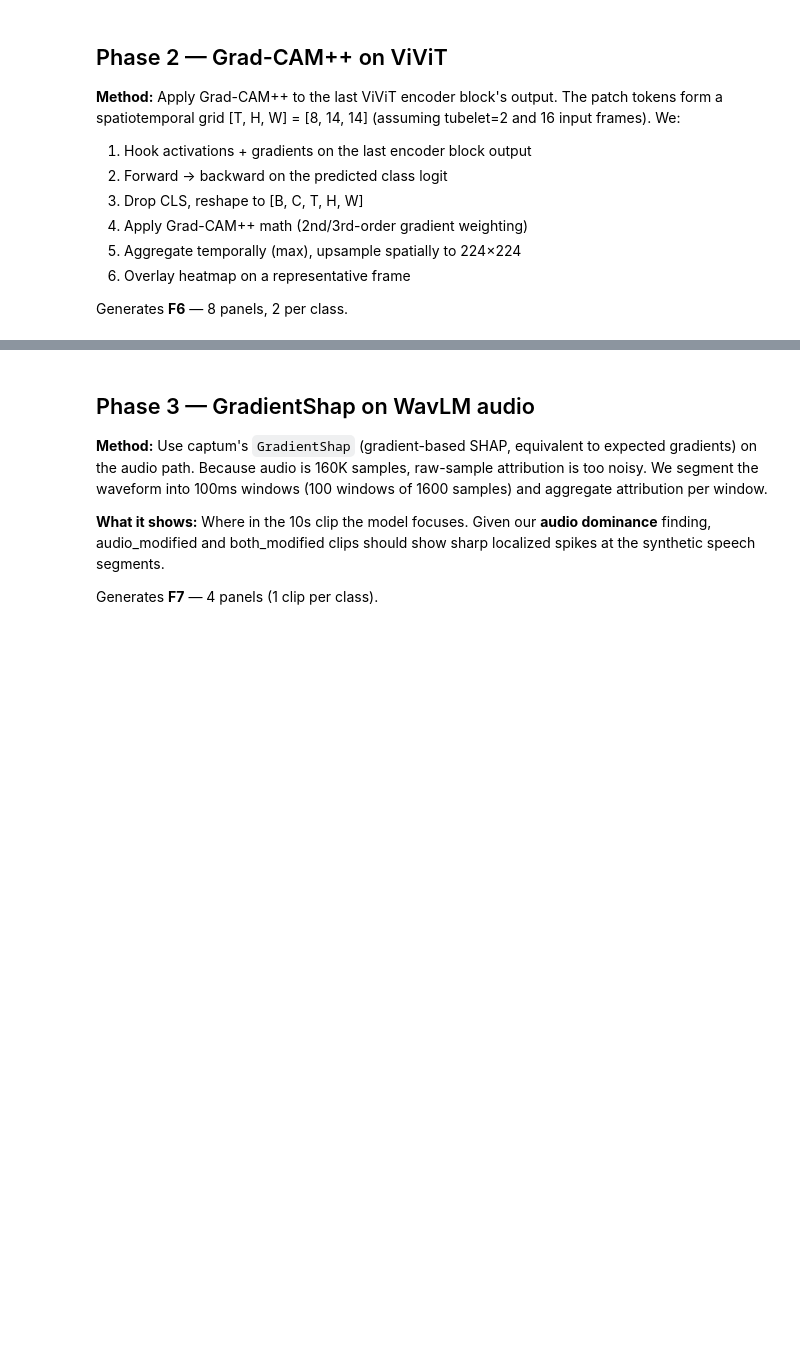
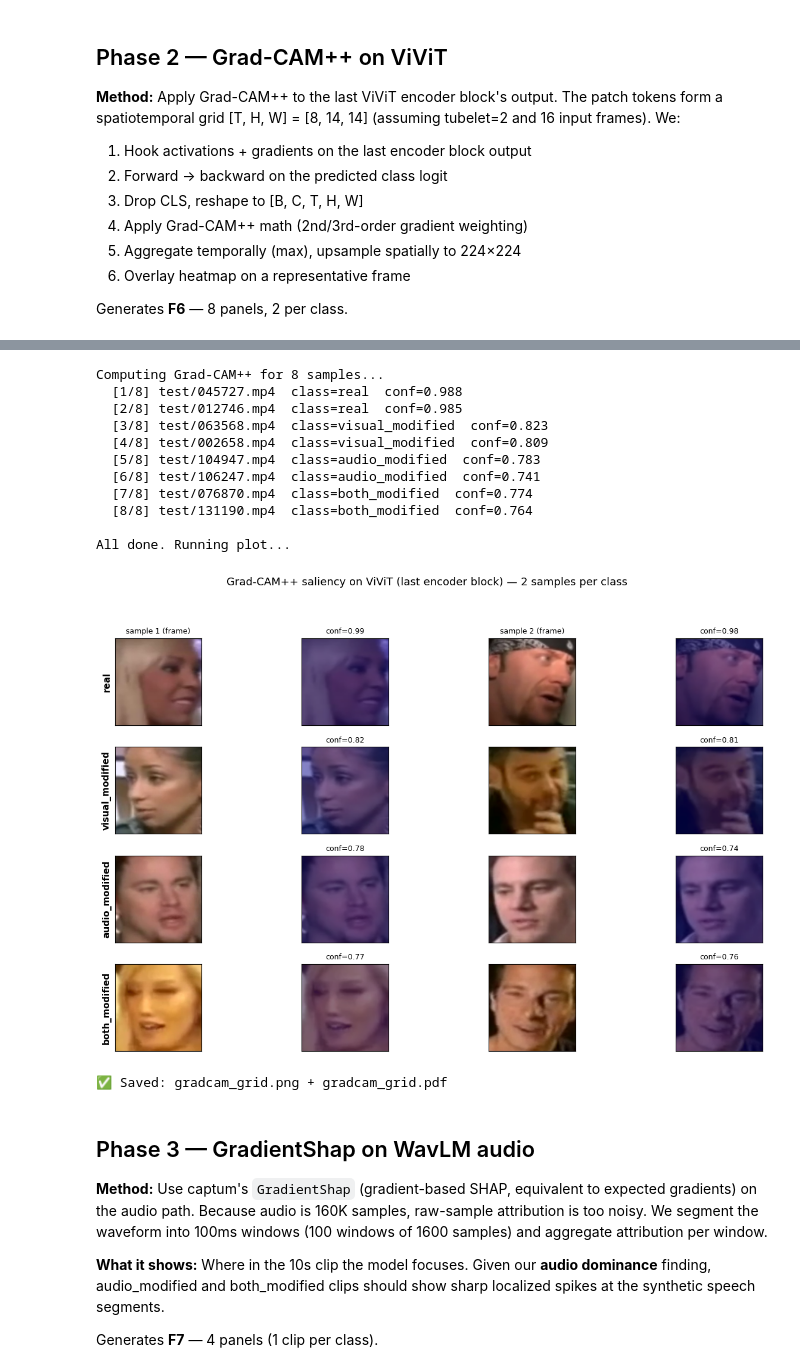
Before and after one commit to AayushSharma1003/AV-XAI, a Jupyter notebook: notebooks/07_xai_visualization.ipynb, the cells around one changed output, grey strips where cells are left out. Saved outputs shown, nothing was run; the diff lists cells and outputs as text; code cells hidden in the pictures; blank space fills up the shorter version.

Commit message:
nb07: XAI figures complete (Grad-CAM++, GradientShap, modality energy, hero)

```diff
--- a/notebooks/07_xai_visualization.ipynb
+++ b/notebooks/07_xai_visualization.ipynb
@@ -353,36 +429,28 @@ print("Hooks removed (will re-register per sample)")
 # %%
-# === Generate F6: Grad-CAM++ grid (8 panels, 2 per class) ===
+# === FIXED grad_cam_for_sample ===
 
 def grad_cam_for_sample(model, faces_uint8, audio, target_class):
-    """Run Grad-CAM++ on one sample. Returns [T, H, W] saliency (numpy) and the
-    representative frame [H, W, 3] uint8 used for overlay."""
     gcam_local = GradCAMpp(last_vivit_layer)
     try:
-        faces = normalize_faces(faces_uint8).unsqueeze(0).to(device)
+        faces = faces_uint8.unsqueeze(0).to(device)
         audio_t = audio.unsqueeze(0).to(device)
         model.zero_grad()
-        out = model(faces=faces, audio=audio_t)
-        if isinstance(out, dict):
-            logits = out.get("logits_4class") or out.get("logits")
-        elif isinstance(out, (list, tuple)):
-            logits = out[0]
-        else:
-            logits = out
+        with torch.autocast(device_type="cuda", dtype=torch.bfloat16):
+            out = model(faces, audio_t)
+        logits = out["logits_4class"].float()
         score = logits[0, target_class]
         score.backward()
-        cam = gcam_local.compute(T_PATCH, H_PATCH, W_PATCH)  # [1, T, H, W]
+        cam = gcam_local.compute(T_PATCH, H_PATCH, W_PATCH)
         cam = cam.squeeze(0).cpu().numpy()
     finally:
         gcam_local.remove()
-    # Representative frame: middle of the 16-frame stack
-    rep_frame = faces_uint8[8].permute(1, 2, 0).cpu().numpy()  # [224, 224, 3] uint8
+    rep_frame = faces_uint8[8].permute(1, 2, 0).cpu().numpy()
     return cam, rep_frame
 
 def overlay_heatmap(frame_rgb, sal_HW, alpha=0.45, cmap="jet"):
-    """Alpha-blend heatmap on frame. frame_rgb: [H, W, 3] uint8. sal_HW: [H, W] in [0,1]."""
-    import matplotlib.cm as cm
     sal_resized = torch.nn.functional.interpolate(
-        torch.tensor(sal_HW).float()[None, None, :, :], size=(224, 224), mode="bilinear", align_corners=False
+        torch.tensor(sal_HW).float()[None, None, :, :],
+        size=(224, 224), mode="bilinear", align_corners=False
     ).squeeze().numpy()
     cmap_fn = plt.get_cmap(cmap)
     heatmap = (cmap_fn(sal_resized)[..., :3] * 255).astype(np.uint8)
@@ -395,45 +463,59 @@ print("Computing Grad-CAM++ for 8 samples...")
 for i, row in df_selected.iterrows():
     item = torch.load(row["path"], weights_only=False)
     cam, frame = grad_cam_for_sample(model, item["faces"], item["audio"], int(row["pred"]))
-    cam_spatial = cam.max(axis=0)  # Aggregate temporal: max → [H, W]
+    cam_spatial = cam.max(axis=0)
     overlay, sal_full = overlay_heatmap(frame, cam_spatial)
     results_gcam.append({
         "file": row["file"], "label": int(row["label"]), "pred": int(row["pred"]),
         "conf": float(row["conf"]), "frame": frame, "overlay": overlay, "saliency": sal_full,
     })
-    print(f"  [{i+1}/8] {row['file']:30s}  class={CLASS_NAMES[row['label']]}  conf={row['conf']:.3f}")
+    print(f"  [{i+1}/8] {row['file']}  class={CLASS_NAMES[row['label']]}  conf={row['conf']:.3f}")
+
+print("\nAll done. Running plot...")
 
 # Plot 8-panel grid
 fig = plt.figure(figsize=(16, 9))
 gs = gridspec.GridSpec(4, 4, figure=fig, hspace=0.25, wspace=0.05)
 
-for c in range(4):  # row per class
-    for k in range(2):  # 2 samples per class
+for c in range(4):
+    for k in range(2):
         idx = c * 2 + k
         r = results_gcam[idx]
-        # Left half of row = original frame
         ax_orig = fig.add_subplot(gs[c, 2*k])
         ax_orig.imshow(r["frame"])
         ax_orig.set_xticks([]); ax_orig.set_yticks([])
         if k == 0:
             ax_orig.set_ylabel(CLASS_NAMES[c], fontsize=11, fontweight="bold")
         if c == 0:
             ax_orig.set_title(f"sample {k+1} (frame)", fontsize=9)
-        # Right half = overlay
         ax_ov = fig.add_subplot(gs[c, 2*k+1])
         ax_ov.imshow(r["overlay"])
         ax_ov.set_xticks([]); ax_ov.set_yticks([])
         ax_ov.set_title(f"conf={r['conf']:.2f}", fontsize=9)
 
 fig.suptitle("Grad-CAM++ saliency on ViViT (last encoder block) — 2 samples per class", fontsize=13, y=0.995)
 plt.tight_layout()
 
 out_png = RESULTS_FIGURES / "gradcam_grid.png"
 out_pdf = RESULTS_FIGURES / "gradcam_grid.pdf"
 plt.savefig(out_png, dpi=150, bbox_inches="tight")
 plt.savefig(out_pdf, bbox_inches="tight")
 plt.show()
-print(f"\n✅ Saved: {out_png.name}, {out_pdf.name}")
+print(f"\n✅ Saved: gradcam_grid.png + gradcam_grid.pdf")
+# %% [output]
+Computing Grad-CAM++ for 8 samples...
+  [1/8] test/045727.mp4  class=real  conf=0.988
+  [2/8] test/012746.mp4  class=real  conf=0.985
+  [3/8] test/063568.mp4  class=visual_modified  conf=0.823
+  [4/8] test/002658.mp4  class=visual_modified  conf=0.809
+  [5/8] test/104947.mp4  class=audio_modified  conf=0.783
+  [6/8] test/106247.mp4  class=audio_modified  conf=0.741
+  [7/8] test/076870.mp4  class=both_modified  conf=0.774
+  [8/8] test/131190.mp4  class=both_modified  conf=0.764
+
+All done. Running plot...
+[figure, added]
+✅ Saved: gradcam_grid.png + gradcam_grid.pdf
 # %% [markdown]
 ## Phase 3 — GradientShap on WavLM audio
 
```
Also changed, not shown: parts of 13 cells of this notebook, 9 other files.
